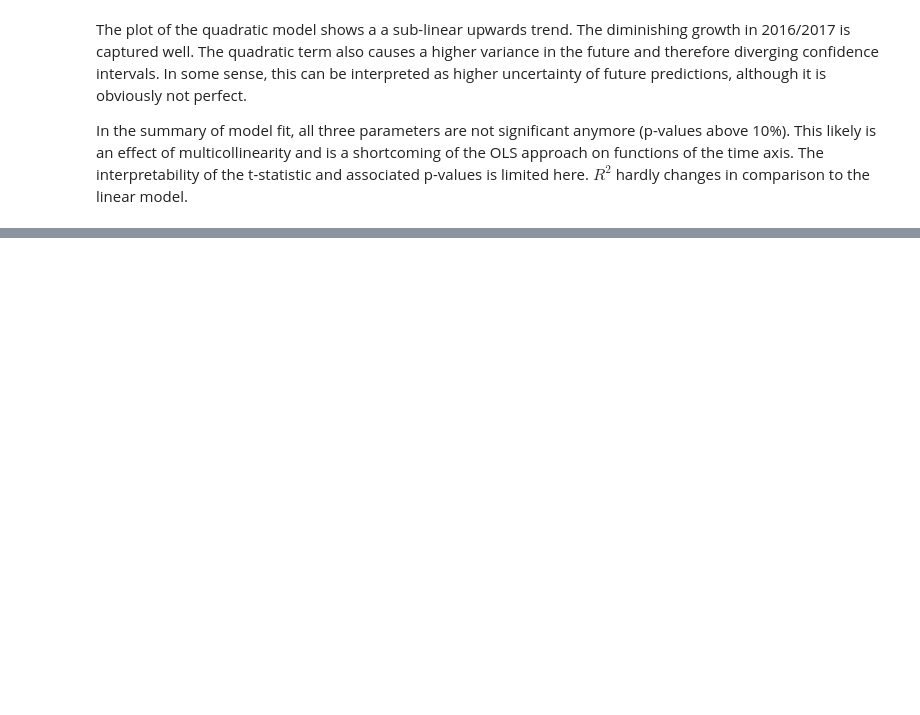
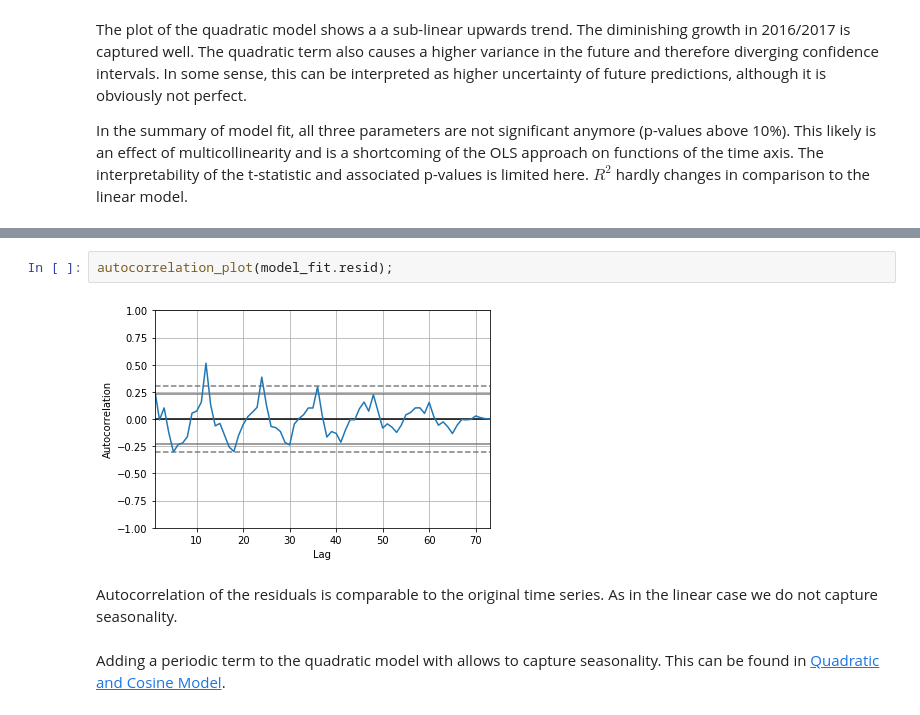
Before and after one commit to luphord/australian-housing-exercise, a Jupyter notebook: notebooks/4.1-Quadractic-model.ipynb, the cells around one changed output, grey strips where cells are left out. Drawn from its saved outputs; the diff is of its cells as text; blank space fills up the shorter version.

```diff
--- a/notebooks/4.1-Quadractic-model.ipynb
+++ b/notebooks/4.1-Quadractic-model.ipynb
@@ -49,0 +57,8 @@ In the summary of model fit, all three parameters are not significant anymore (p
+# %%
+autocorrelation_plot(model_fit.resid);
+# %% [output]
+[figure, added]
+# %% [markdown]
+Autocorrelation of the residuals is comparable to the original time series. As in the linear case we do not capture seasonality.
+# %% [markdown]
+Adding a periodic term to the quadratic model with allows to capture seasonality. This can be found in [Quadratic and Cosine Model](4.2-OLS-with-periodic-regressor.ipynb).
```
Also changed, not shown: parts of 4 cells of this notebook, 2 other files.
